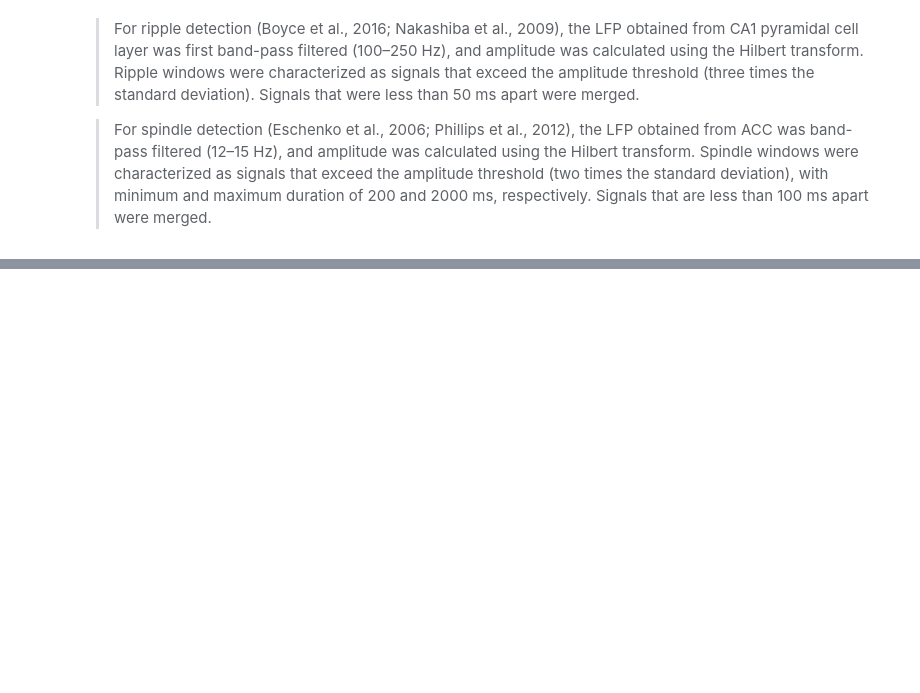
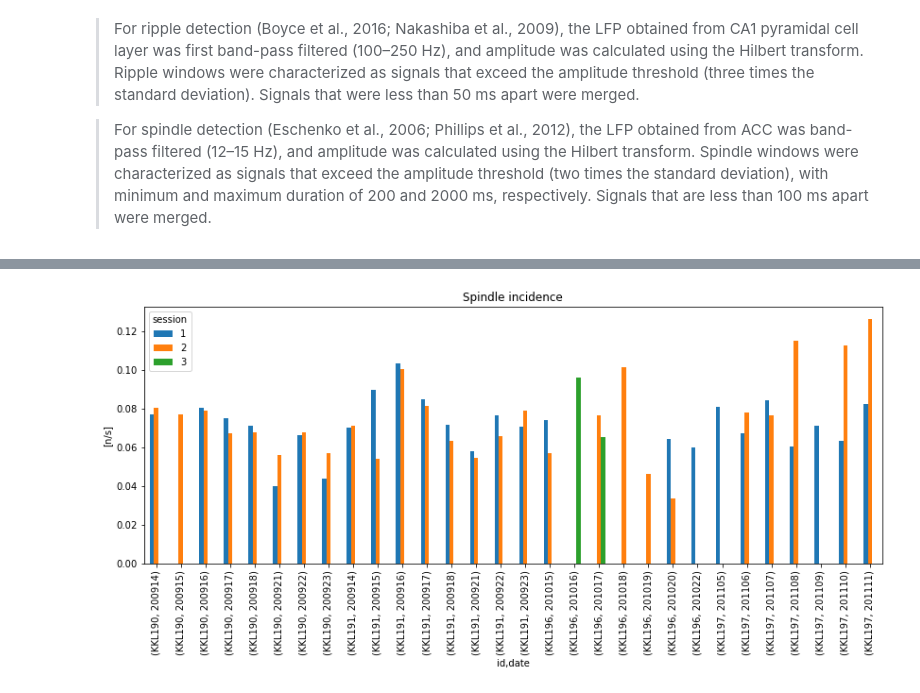
Before and after one commit to tristanstoeber/ripplespindlecoupling, a Jupyter notebook: 02_Analysis.ipynb, the cells around one changed output, grey strips where cells are left out. Saved outputs shown, nothing was run; the diff lists cells and outputs as text; code cells hidden in the pictures; blank space fills up the shorter version.

```diff
--- a/02_Analysis.ipynb
+++ b/02_Analysis.ipynb
@@ -145,0 +177,20 @@ n_spndls_trial/t_trial
+# %%
+df_spndls['valid'] = None
+noise_dt = 1.
+
+for _, row in tqdm(df_maxmin_reaches.iterrows()):
+    t_noise = row['ctx_maxmin_reaches']
+    if np.any(t_noise):
+        intv_noise = pd.arrays.IntervalArray.from_arrays(t_noise[:, 0]-noise_dt, t_noise[:, 1]+noise_dt)
+
+        df_sel = df_spndls[
+            ((df_spndls['id'] == row['id']) &
+             (df_spndls['date'] == row['date']) &
+             (df_spndls['session'] == row['session']))]
+        for index, row_evnt in df_sel.iterrows():
+            intv_evnt = pd.Interval(row_evnt['evts_ts_strtstop'][0], row_evnt['evts_ts_strtstop'][1])
+            bool_overlap = intv_noise.overlaps(intv_evnt)
+            if np.any(bool_overlap):
+                df_spndls.loc[index, 'valid'] = False
+            else:
+                df_spndls.loc[index, 'valid'] = True
@@ -145,0 +231,10 @@ n_spndls_trial/t_trial
+# %%
+spndl_incidence = n_spndls_trial/t_trial
+# %%
+fig, ax = plt.subplots(1, figsize=(14, 5))
+spndl_incidence.unstack().plot.bar(ax=ax, rot=90)
+ax.set_title('Spindle incidence')
+ax.set_ylabel('[n/s]')
+plt.savefig('SpindleIncidence.png')
+# %% [output]
+[figure, added]
```
Also changed, not shown: parts of 61 cells of this notebook, 5 other files.
